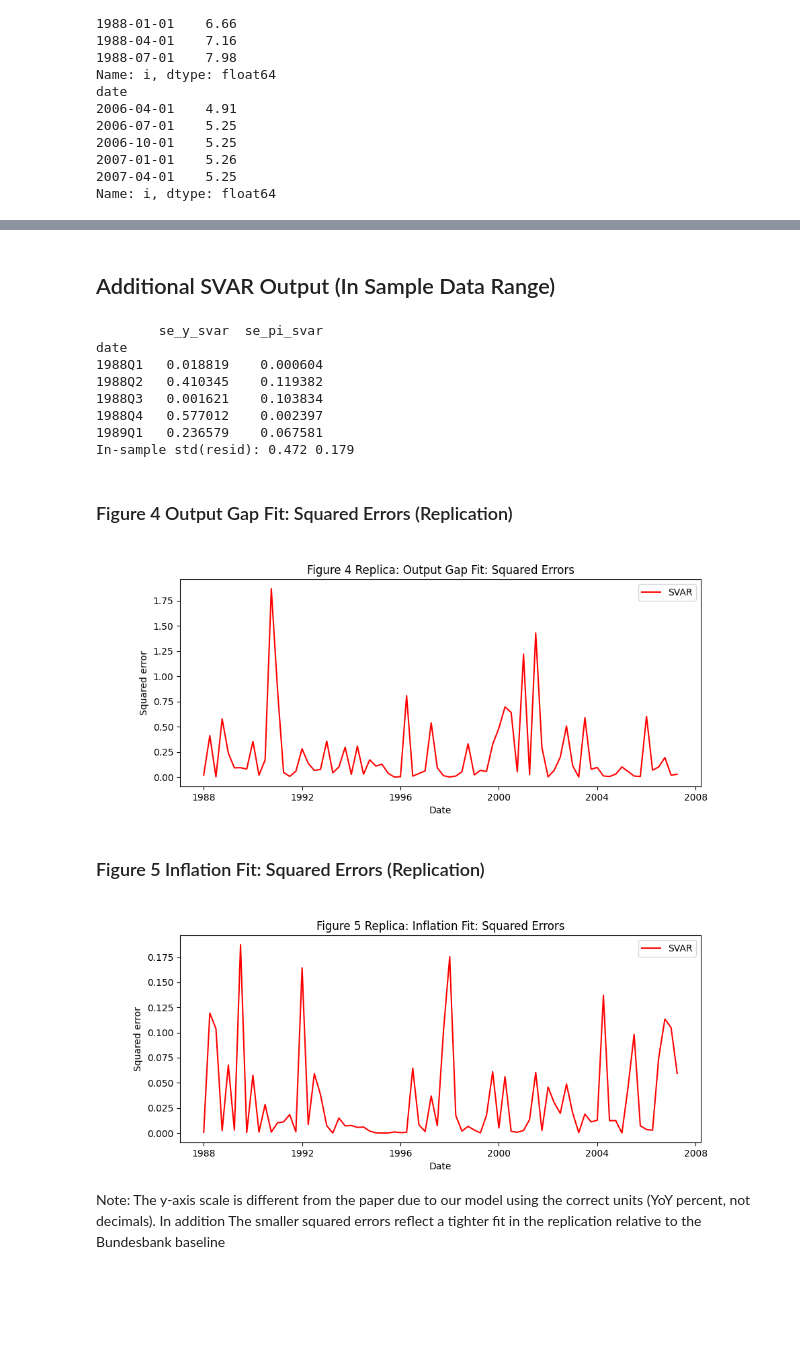
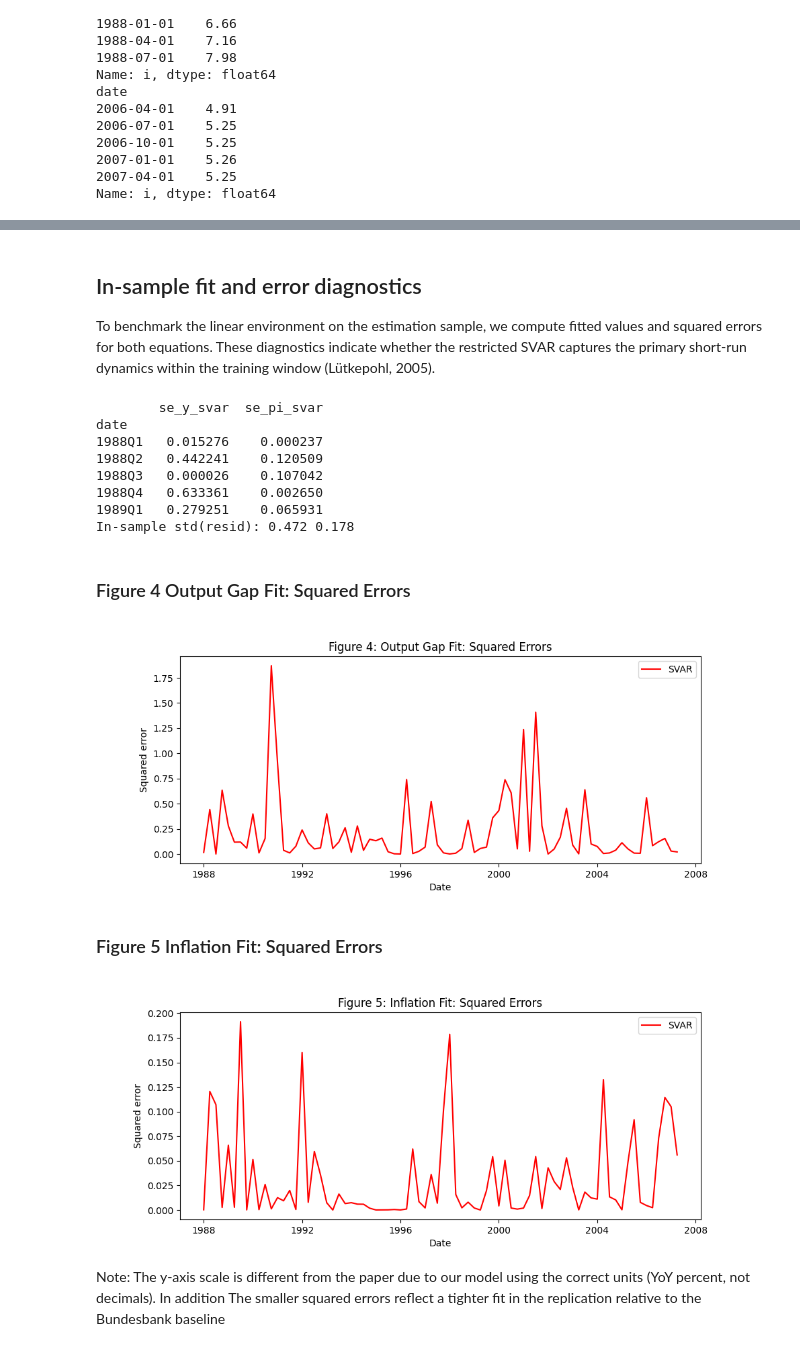
Before and after one commit to erskordi/Autonomous_Fed, a Jupyter notebook: notebooks/linear_environment.ipynb, the cells around one changed output, grey strips where cells are left out. Saved outputs shown, nothing was run; the diff lists cells and outputs as text; code cells hidden in the pictures; blank space fills up the shorter version.

```diff
--- a/notebooks/linear_environment.ipynb
+++ b/notebooks/linear_environment.ipynb
@@ -208,9 +150,9 @@ date
 # %%
 # Convert to Series with proper names
-pi = to_series(gdpdef_yoy, "pi")
-y_real = to_series(real_gdp, "y_real")
-y_pot = to_series(potential_gdp, "y_pot")
-i = to_series(effective_ffr, "i")
+pi = fed.FredHelpers.to_pd_series(gdpdef_yoy, "pi")
+y_real = fed.FredHelpers.to_pd_series(real_gdp, "y_real")
+y_pot = fed.FredHelpers.to_pd_series(potential_gdp, "y_pot")
+i = fed.FredHelpers.to_pd_series(effective_ffr, "i")
 
 # Check converted data
 print(pi.head())
@@ -1171,5 +1188,7 @@ figure_six = fig
 # %% [markdown]
-## Additional SVAR Output (In Sample Data Range)
+## In-sample fit and error diagnostics
+
+To benchmark the linear environment on the estimation sample, we compute fitted values and squared errors for both equations. These diagnostics indicate whether the restricted SVAR captures the primary short-run dynamics within the training window (Lütkepohl, 2005).
 # %%
 # Training window (paper window)
 df_train = df.loc["1987Q3":"2007Q2"].copy()
@@ -1208,41 +1227,41 @@ print("In-sample std(resid):",
 # %% [output]
         se_y_svar  se_pi_svar
 date
-1988Q1   0.018819    0.000604
-1988Q2   0.410345    0.119382
-1988Q3   0.001621    0.103834
-1988Q4   0.577012    0.002397
-1989Q1   0.236579    0.067581
-In-sample std(resid): 0.472 0.179
+1988Q1   0.015276    0.000237
+1988Q2   0.442241    0.120509
+1988Q3   0.000026    0.107042
+1988Q4   0.633361    0.002650
+1989Q1   0.279251    0.065931
+In-sample std(resid): 0.472 0.178
 # %% [markdown]
-### Figure 4 Output Gap Fit: Squared Errors (Replication)
+### Figure 4 Output Gap Fit: Squared Errors
 # %%
 # Figure 4: Output gap fit — squared errors
 fig, ax = plt.subplots(figsize=(10, 4))
 ax.plot(fit_df.index.to_timestamp(), fit_df["se_y_svar"], color="red", label="SVAR", linewidth=1.5)
-ax.set_title("Figure 4 Replica: Output Gap Fit: Squared Errors")
+ax.set_title("Figure 4: Output Gap Fit: Squared Errors")
 ax.set_xlabel("Date"); ax.set_ylabel("Squared error"); ax.grid(False)
 ax.legend()
 plt.show()
 
 # Save figures for later use
-figure_seven = fig
+figure_four = fig
 # %% [output]
-[figure, old version]
+[figure, new version]
 # %% [markdown]
-### Figure 5 Inflation Fit: Squared Errors (Replication)
+### Figure 5 Inflation Fit: Squared Errors
 # %%
 # Figure 5: Inflation fit — squared errors
 fig, ax = plt.subplots(figsize=(10, 4))
 ax.plot(fit_df.index.to_timestamp(), fit_df["se_pi_svar"], color="red", label="SVAR", linewidth=1.5)
-ax.set_title("Figure 5 Replica: Inflation Fit: Squared Errors")
+ax.set_title("Figure 5: Inflation Fit: Squared Errors")
 ax.set_xlabel("Date"); ax.set_ylabel("Squared error"); ax.grid(False)
 ax.legend()
 plt.show()
 
 # Save figures for later use
-figure_eight = fig
+figure_five = fig
 # %% [output]
-[figure, old version]
+[figure, new version]
 # %% [markdown]
 Note: The y-axis scale is different from the paper due to our model using the correct units (YoY percent, not decimals). In addition The smaller squared errors reflect a tighter fit in the replication relative to the Bundesbank baseline
```
Also changed, not shown: parts of 103 cells of this notebook, 40 other files.
